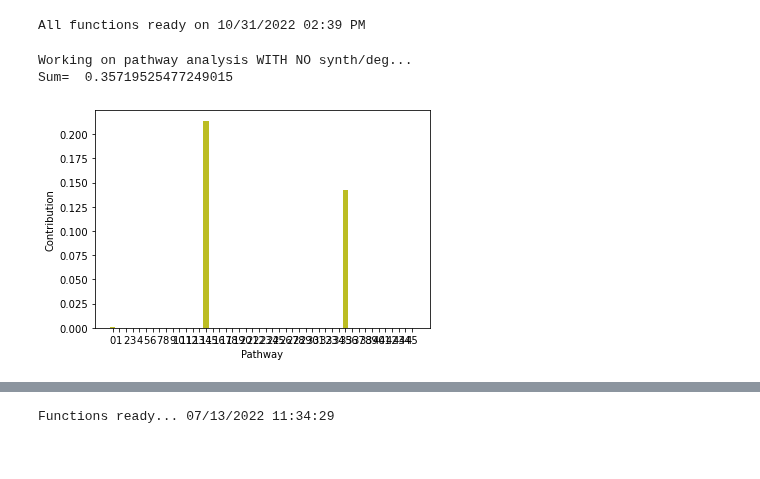
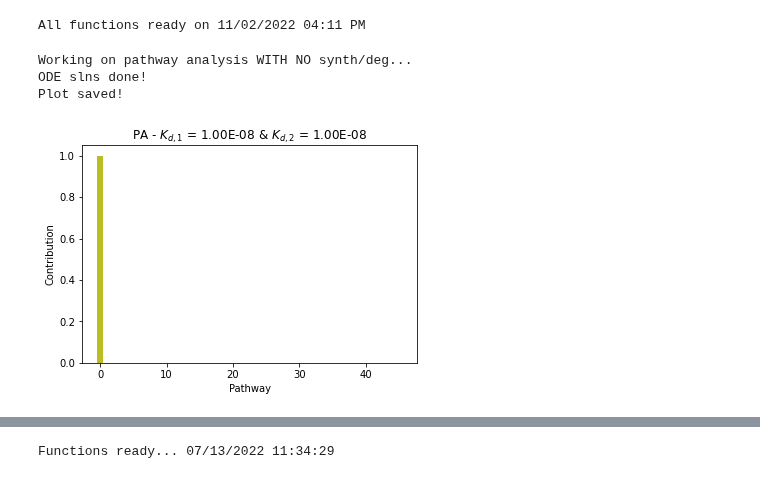
Before and after one commit to llagunes-324B21/Persephone_SR, a Jupyter notebook: 2022/November_2022/PathwayAnalysis/LL_SR_PathAnalysis_11_2022.ipynb, the cells around one changed output, grey strips where cells are left out. Drawn from its saved outputs; the diff is of its cells as text; code cells hidden in the pictures.

Commit message:
plot path analysis normalized for unique Kd pairs -LL

```diff
--- a/2022/November_2022/PathwayAnalysis/LL_SR_PathAnalysis_11_2022.ipynb
+++ b/2022/November_2022/PathwayAnalysis/LL_SR_PathAnalysis_11_2022.ipynb
@@ -45,7 +45,9 @@ All packages loaded on  10/31/2022 12:41 PM
 # ---------------------------------------------------
 # --- Simple pathway example (dictionary) ---
 # ---------------------------------------------------
-
+# --- Today ---
+today_pre = date.today()
+today = today_pre.strftime("%m_%d_%y")
 
 # ---------------------------------------------------
 # --- functions to use ---
@@ -57,7 +59,7 @@ def calcFluxOnePath(pathway):
         rxn=pathway["rxns"][rxn_ind] #rxn concentration value
         rxnStr = pathway["pathwayNodes"][rxn_ind]; # rxn string
         #print(rxnStr)
-        productR=rxn[0];reactantsR = rxn[1:3];
+        productR=rxn[0];reactantsR = rxn[1:3]; # product and reactants in this reaction
         #print("reaction: " , rxn); print("reactants: " , reactantsR); print("product: " , productR)
         # --- flux of this reaction ---
         flux=kOn*np.product(reactantsR); fluxAdd = [rxnStr[0], flux]
@@ -160,7 +162,7 @@ def calcAY24hrs(IC_1,XnTimePtsVec):
 now = datetime.now(); dt_string = now.strftime("%m/%d/%Y %I:%M %p")
 print('All functions ready on', dt_string)
 # %% [output]
-All functions ready on 10/31/2022 02:39 PM
+All functions ready on 11/02/2022 04:11 PM
 # %%
 # ---------------------------------------------------
 # --- Driver code ---
@@ -176,9 +178,9 @@ kOn = 10**6
 Q = 0 # synthesis rate parameter
 # List of parameters that will be explored
 IC_1 = 4*10**-6;
-tEnd=6; tPts=20000;
+tEnd=4; tPts=20000; # 8.6400×10^4
 # lists of kd1 and kd2
-kd1 = 10**-3; kd2= 10**-12
+kd1 = 10**-8; kd2= 10**-8
 
 # --- ode soln ---
 t = 10**np.linspace(-3,tEnd,tPts); states_0 = [IC_1,0.0, 0.0,0.0, 0.0,0.0, 0.0,0.0, 0.0,0.0, 0.0,0.0]
@@ -186,8 +188,7 @@ t = 10**np.linspace(-3,tEnd,tPts); states_0 = [IC_1,0.0, 0.0,0.0, 0.0,0.0, 0.0,0
 solution_1 = odeint(stackedTrimer,states_0,t,rtol = 1e-12, atol = 1e-12)
 
 # define each species
-
-# CHECK ORDER HERE SINCE ORDER DIFFERENT FOR EJD AND KOAN...
+# CHANGE ORDER AGAIN!!! AFTER EDITING THE ODE'S!
 x_1 = solution_1[-1,0]; x_2 = solution_1[-1,2]; x_3 = solution_1[-1,1];
 x_4 = solution_1[-1,5]; x_5 = solution_1[-1,9]; x_6 = solution_1[-1,4];
 x_7 = solution_1[-1,7]; x_8 = solution_1[-1,8]; x_9 = solution_1[-1,3];
@@ -198,23 +199,30 @@ x_10 = solution_1[-1,6]; x_11 = solution_1[-1,10]; x_12 = solution_1[-1,11];
 #x_7 = solution_1[-1,6]; x_8 = solution_1[-1,7]; x_9 = solution_1[-1,8];
 #x_10 = solution_1[-1,9]; x_11 = solution_1[-1,10]; x_12 = solution_1[-1,11];
 
+print("ODE slns done!")
+
+# ---------------------------------------------------
+# --- Pathway contributions ---
+# ---------------------------------------------------
+
 # --- Define the total flux for each species ---
-# all the forward rxns for making said species (denominators)
+
+# CHANGE ORDER AGAIN!!! AFTER EDITING THE ODE'S! (DO I NEED TO??)
+# This might be wrong but I will try to write them out myself
 totalFluxes = {"species": ['x_12','x_11','x_10','x_9','x_8', 'x_7','x_6','x_5','x_4','x_3','x_2','x_1'],
               "flux": [['x_12',  1*kOn*1*x_1*x_11 + 1*kOn*1*x_3*x_10  + 2*kOn*1*x_2*x_8  + 3*kOn*0.5*x_9*x_9 + 1*kOn*0.5*x_6*x_6  + 1*kOn*0.5*x_4*x_4  ],
-                       ['x_11', 2*kOn*1*x_1*x_10  + 2*kOn*1*x_1*x_7  + 2*kOn*1*x_1*x_8  + 2*kOn*1*x_1*x_5    + 3*kOn*1*x_3*x_9  + 1*kOn*1*x_3*x_6  + 1*kOn*1*x_3*x_4 + 2*kOn*1*x_2*x_6  + 2*kOn*1*x_2*x_4  ],
-                       ['x_10', 3*kOn*1*x_1*x_9  + 1*kOn*1*x_1*x_6  + 1*kOn*1*x_1*x_4  + 2*kOn*1*x_3*x_2  ],
+                       ['x_11', 2*kOn*1*x_1*x_10  + 2*kOn*1*x_1*x_7  + 2*kOn*1*x_1*x_8  + 2*kOn*1*x_1*x_5 + 3*kOn*1*x_3*x_9  + 1*kOn*1*x_3*x_6  + 1*kOn*1*x_3*x_4 + 2*kOn*1*x_2*x_6  + 2*kOn*1*x_2*x_4  ],
+                       ['x_10', 1*kOn*1*x_1*x_9  + 1*kOn*1*x_1*x_6 + 1*kOn*1*x_3*x_2  ],
                        ['x_9',  1*kOn*1*x_1*x_3 ],
-                       ['x_8',  1*kOn*1*x_1*x_6 + 1*kOn*1*x_1*x_4  + 1*kOn*0.5*x_3*x_3  + 4*kOn*0.5*x_2*x_2    ],
-                       ['x_7', 1*kOn*1*x_1*x_6  + 1*kOn*0.5*x_3*x_3  ],
-                       ['x_6',   1*kOn*1*x_1*x_3    ],
-                       ['x_5',   1*kOn*1*x_1*x_4   + 1*kOn*0.5*x_3*x_3 ],
-                       ['x_4', 1*kOn*1*x_1*x_3  + 2*kOn*1*x_1*x_2 ],
+                       ['x_8',  1*kOn*1*x_1*x_6 + 1*kOn*1*x_1*x_4  + 1*kOn*x_3*x_3  + 1*kOn*x_2*x_2    ],
+                       ['x_7', 1*kOn*1*x_1*x_6  + 1*kOn*x_3*x_3  ],
+                       ['x_6', 1*kOn*1*x_1*x_3 + 1*kOn*1*x_1*x_2 ], # 1*kOn*1*x_1*x_3
+                       ['x_5', 1*kOn*1*x_1*x_4   + 1*kOn*0.5*x_3*x_3 ],
+                       ['x_4', 1*kOn*1*x_1*x_3  + 1*kOn*1*x_1*x_2 ],
                        ['x_3', 2*kOn*0.5*x_1*x_1  ],
-                       ['x_2', 1*kOn*0.5*x_1*x_1 ],
+                       ['x_2', 2*kOn*0.5*x_1*x_1 ], #  1*kOn*0.5*x_1*x_1
                        ['x_1', 1]]
                     }
-
 
 # --- Define pathways in a dictionary ---
 # definitions are in a top-down fashion and left to right.
@@ -347,41 +355,53 @@ pathway_42 ={"pathwayNodes": [ ['x_12','x_11','x_1'],['x_11','x_7','x_1'],['x_7'
                  "rxns": [ [x_12,x_11,x_1],[x_11,x_7,x_1],[x_7,x_6,x_1],[x_6,x_3,x_1],[x_3,x_1,x_1] ] }
 
 pathway_43 ={"pathwayNodes": [ ['x_12','x_11','x_1'],['x_11','x_7','x_1'],['x_7','x_6','x_1'],['x_6','x_2','x_1'],['x_2','x_1','x_1'] ],
                  "rxns": [ [x_12,x_11,x_1],[x_11,x_7,x_1],[x_7,x_6,x_1],[x_6,x_2,x_1],[x_2,x_1,x_1] ] }
 
 pathway_44 ={"pathwayNodes": [ ['x_12','x_11','x_1'],['x_11','x_5','x_1'],['x_5','x_3','x_3'],['x_3','x_1','x_1'],['x_3','x_1','x_1'] ],
                  "rxns": [ [x_12,x_11,x_1],[x_11,x_5,x_1],[x_5,x_3,x_3],[x_3,x_1,x_1],[x_3,x_1,x_1] ] }
 
 pathway_45 ={"pathwayNodes": [ ['x_12','x_11','x_1'],['x_11','x_5','x_1'],['x_5','x_4','x_1'],['x_4','x_3','x_1'],['x_3','x_1','x_1'] ],
                  "rxns": [ [x_12,x_11,x_1],[x_11,x_5,x_1],[x_5,x_4,x_1],[x_4,x_3,x_1],[x_3,x_1,x_1] ] }
 
 pathway_46 ={"pathwayNodes": [ ['x_12','x_11','x_1'],['x_11','x_5','x_1'],['x_5','x_4','x_1'],['x_4','x_2','x_1'],['x_2','x_1','x_1'] ],
                  "rxns": [ [x_12,x_11,x_1],[x_11,x_5,x_1],[x_5,x_4,x_1],[x_4,x_2,x_1],[x_2,x_1,x_1] ] }
 
 # make a list of all the pathways (to loop over them in a function)
 listOfPathways = [pathway_1,pathway_2,pathway_3, pathway_4,pathway_5,pathway_6,
                   pathway_7,pathway_8,pathway_9,pathway_10,pathway_11,pathway_12,
-                 pathway_13,pathway_14,pathway_15,pathway_16,pathway_17,pathway_18,
-                 pathway_19,pathway_20,pathway_21,pathway_22,pathway_23,pathway_24,
+                  pathway_13,pathway_14,pathway_15,pathway_16,pathway_17,pathway_18,
+                  pathway_19,pathway_20,pathway_21,pathway_22,pathway_23,pathway_24,
                   pathway_25,pathway_26,pathway_27,pathway_28,pathway_29,pathway_30,
                   pathway_31,pathway_32,pathway_33,pathway_34,pathway_35,pathway_36,
                   pathway_37,pathway_38,pathway_39,pathway_40,pathway_41,pathway_42,
                   pathway_43,pathway_44,pathway_45,pathway_46]
 
 
 # --- calculate pathway contributions ---
-contributionsAll=  calcPathContribution(listOfPathways,totalFluxes)
-print("Sum= ",sum(contributionsAll))
+contributionsAll= calcPathContribution(listOfPathways,totalFluxes)
+pathContNORM = sum(contributionsAll)
+normPathContri = contributionsAll/pathContNORM
+#print("norm sum: ",sum(normPathContri) )
 #print("F^ Path: ", fHat_path)
-numPaths=46
-pths = [str(x) for x in range(numPaths)]
+numPaths=46; pths = [str(x) for x in range(numPaths)]
 
-plt.bar(pths, contributionsAll, color = 'tab:olive')
+# --- plot pathway contributions ---
+kd1_format_1 = format(kd1,'.2E');kd2_format_1 = format(kd2,'.2E')
+
+
+
+ax=plt.bar(pths, normPathContri, color = 'tab:olive')
 plt.xlabel("Pathway")
 plt.ylabel("Contribution")
-
-plt.show()
+plt.title(("PA - $K_{d,1}$ = " + kd1_format_1 + " & $K_{d,2}$ = "+ kd2_format_1) )
+plt.xticks(np.arange(0, len(pths)+1, 10))
+#plt.yticks(np.arange(0, max(y), 2))
+#plt.show()
+# --- save final plot ---
+plt.savefig('SR_PathAnalysis_NoSynthDeg_003_'+today+'.eps')
+print("Plot saved!")
 # %% [output]
 Working on pathway analysis WITH NO synth/deg...
-Sum=  0.35719525477249015
+ODE slns done!
+Plot saved!
-[figure, old version]
+[figure, new version]
```
Also changed, not shown: parts of 5 cells of this notebook.
